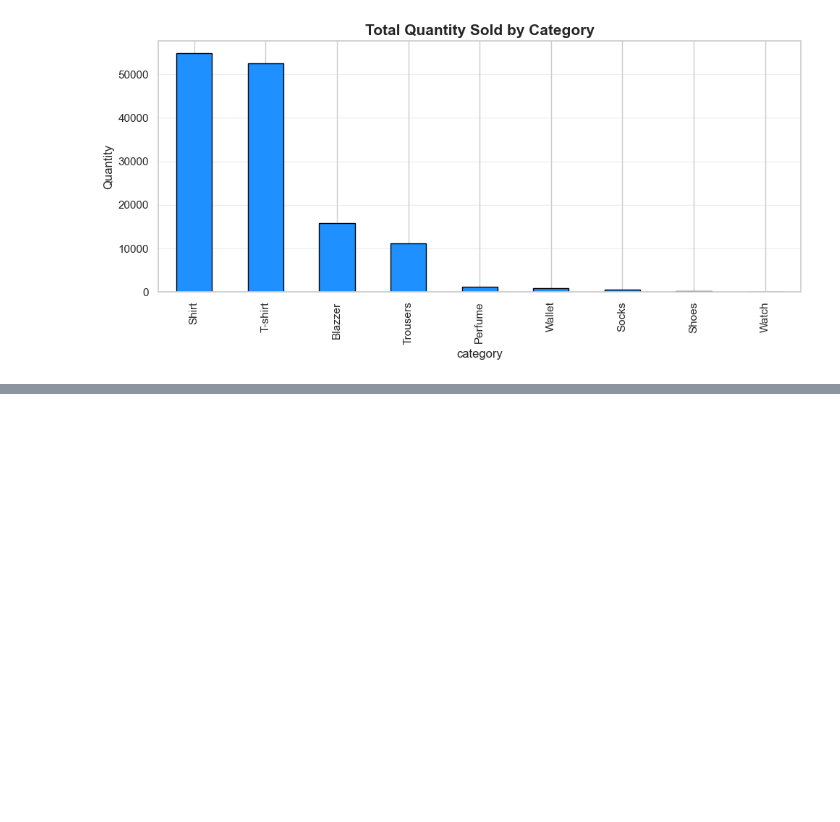
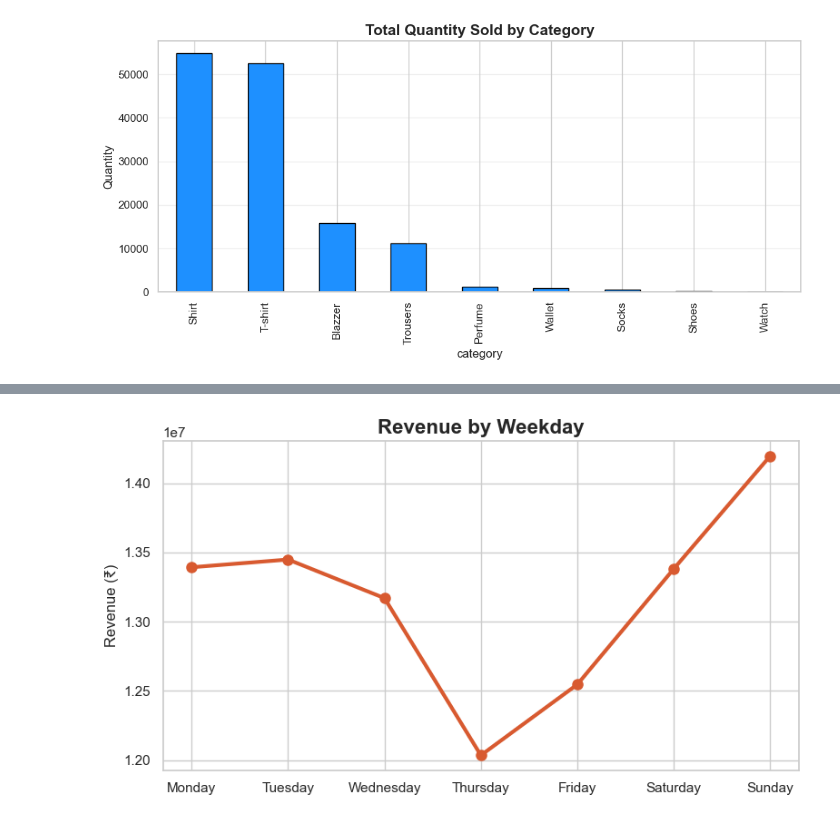
Before and after one commit to JayanthikaKrishnamoorthy/amazon-sales-data-analysis, a Jupyter notebook: Amazon_sales_report.ipynb, the cells around one changed output, grey strips where cells are left out. Cells and saved outputs as stored; diff of their text form; code cells hidden in the pictures; blank space fills up the shorter version.

```diff
--- a/Amazon_sales_report.ipynb
+++ b/Amazon_sales_report.ipynb
@@ -2148,0 +2254,32 @@ plt.show()
+# %%
+weekday_order = [
+    "Monday","Tuesday","Wednesday",
+    "Thursday","Friday","Saturday","Sunday"
+]
+
+weekday = (
+    df.groupby("weekday")["amount"]
+      .sum()
+      .reindex(weekday_order)
+)
+
+plt.figure(figsize=(8,4.5))
+
+plt.plot(
+    weekday.index,
+    weekday.values,
+    marker="o",
+    linewidth=3,
+    markersize=8,
+    color="#D85A30"
+)
+
+plt.title("Revenue by Weekday", fontsize=16, weight='bold')
+
+plt.xlabel("")
+plt.ylabel("Revenue (₹)")
+
+plt.tight_layout()
+plt.show()
+# %% [output]
+[figure, added]
```
Also changed, not shown: parts of 4 cells of this notebook, 1 other file.
